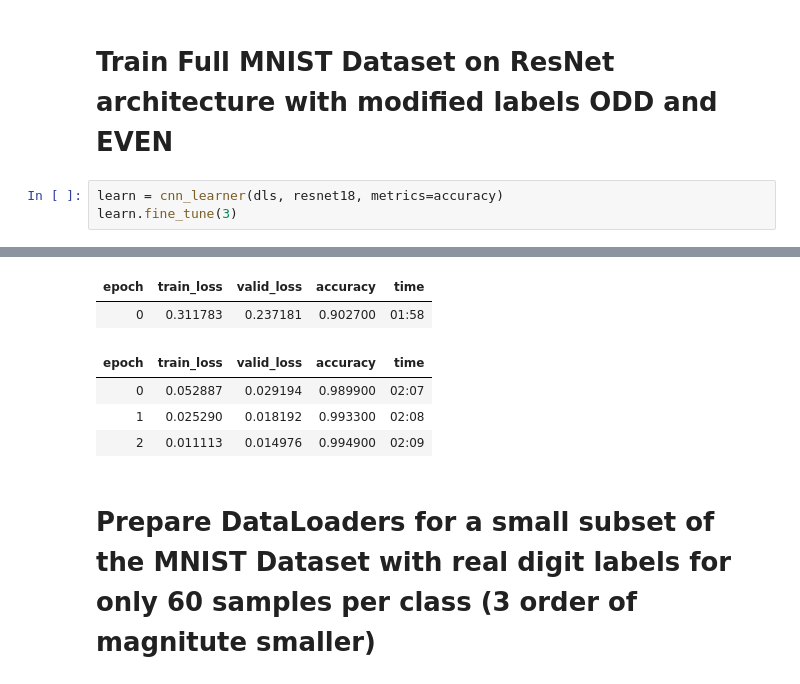
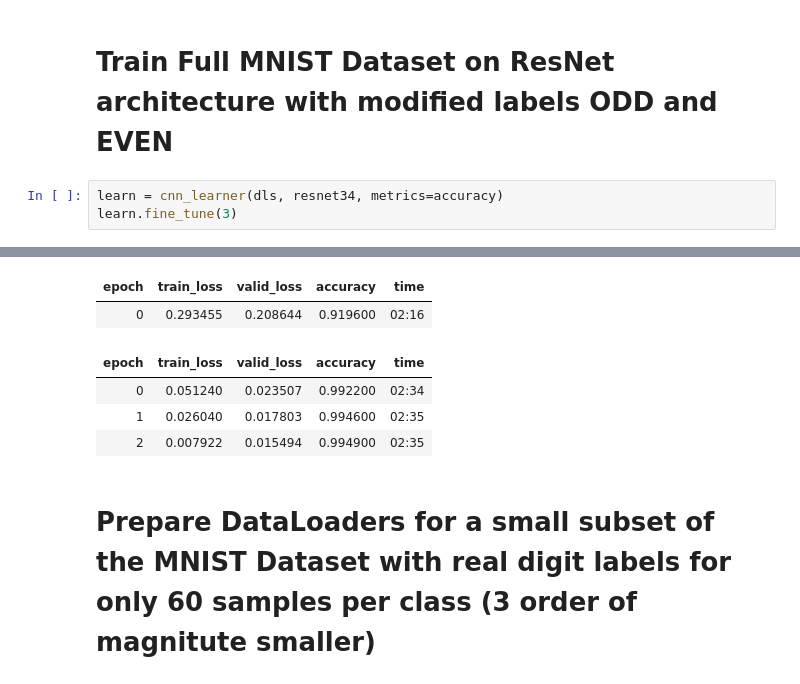
Before and after one commit to JacopoMangiavacchi/FastLabeling, a Jupyter notebook: mnist_odd_even_transfer_learning.ipynb, the cells around one changed output, grey strips where cells are left out. Saved outputs shown, nothing was run; the diff lists cells and outputs as text.

```diff
--- a/mnist_odd_even_transfer_learning.ipynb
+++ b/mnist_odd_even_transfer_learning.ipynb
@@ -85,6 +87,6 @@ dls.train_ds, dls.valid_ds
 # %% [markdown]
 # Train Full MNIST Dataset on ResNet architecture with modified labels ODD and EVEN
 # %%
-learn = cnn_learner(dls, resnet18, metrics=accuracy)
+learn = cnn_learner(dls, resnet34, metrics=accuracy)
 learn.fine_tune(3)
 # %% [output]
@@ -91,9 +94,9 @@ learn.fine_tune(3)
 | epoch | train_loss | valid_loss | accuracy | time |
-| 0 | 0.311783 | 0.237181 | 0.902700 | 01:58 |
+| 0 | 0.293455 | 0.208644 | 0.919600 | 02:16 |
 | epoch | train_loss | valid_loss | accuracy | time |
-| 0 | 0.052887 | 0.029194 | 0.989900 | 02:07 |
-| 1 | 0.025290 | 0.018192 | 0.993300 | 02:08 |
-| 2 | 0.011113 | 0.014976 | 0.994900 | 02:09 |
+| 0 | 0.051240 | 0.023507 | 0.992200 | 02:34 |
+| 1 | 0.026040 | 0.017803 | 0.994600 | 02:35 |
+| 2 | 0.007922 | 0.015494 | 0.994900 | 02:35 |
 # %% [markdown]
 # Prepare DataLoaders for a small subset of the MNIST Dataset with real digit labels for only 60 samples per class (3 order of magnitute smaller)
 # %%
```
Also changed, not shown: parts of 12 cells of this notebook.
